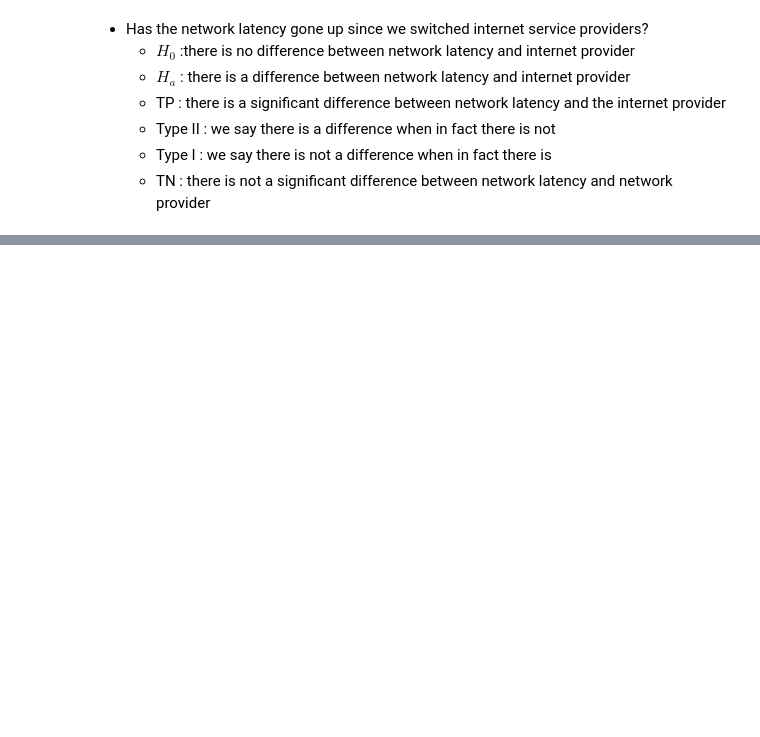
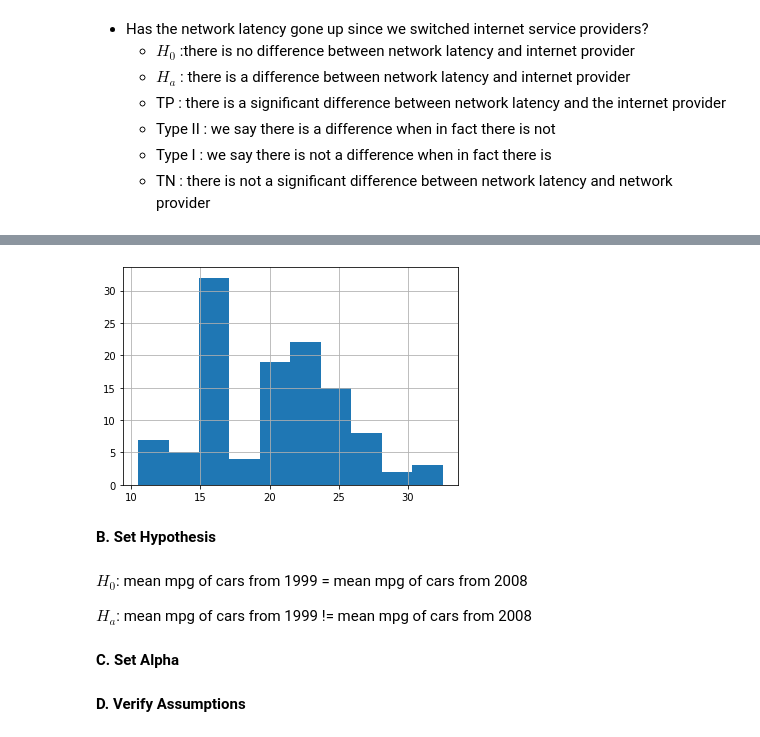
Before and after one commit to gilbert-noriega-ii/statistics-exercises, a Jupyter notebook: hypothesis_testing.ipynb, the cells around one changed output, grey strips where cells are left out. Saved outputs shown, nothing was run; the diff lists cells and outputs as text; code cells hidden in the pictures; blank space fills up the shorter version.

```diff
--- a/hypothesis_testing.ipynb
+++ b/hypothesis_testing.ipynb
@@ -209,0 +228,13 @@ For each of the following questions, formulate a null and alternative hypothesis
+# %%
+mpg2008.hist()
+plt.show()
+# %% [output]
+[figure, added]
+# %% [markdown]
+__B. Set Hypothesis__
+# %% [markdown]
+$H_{0}$: mean mpg of cars from 1999 = mean mpg of cars from 2008
+
+$H_{a}$: mean mpg of cars from 1999 != mean mpg of cars from 2008
+# %% [markdown]
+__C. Set Alpha__
@@ -209,0 +243,2 @@ For each of the following questions, formulate a null and alternative hypothesis
+# %% [markdown]
+__D. Verify Assumptions__
```
Also changed, not shown: parts of 33 cells of this notebook.
